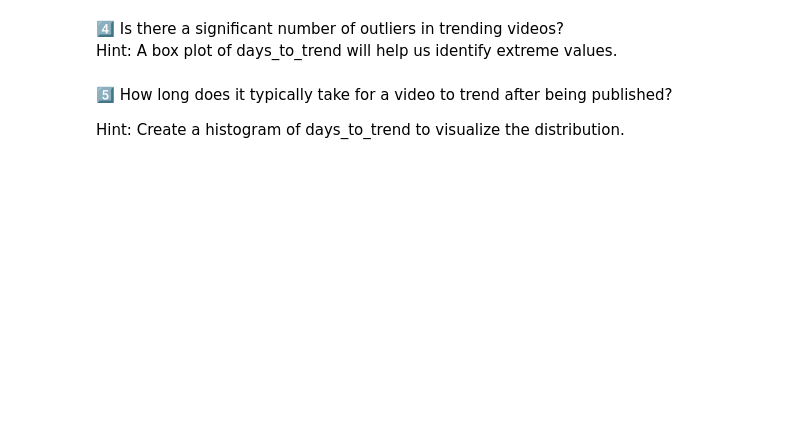
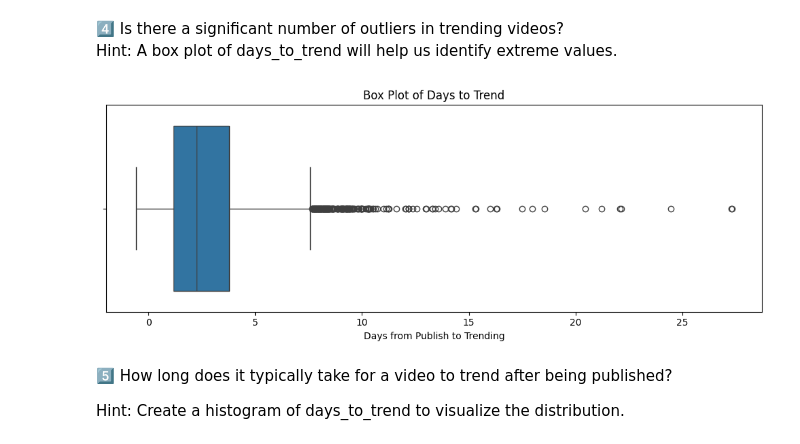
Before and after one commit to BevRice/CMI_Course, a Jupyter notebook: docs/source/notebooks/Assignment5_Week3.ipynb, the cells around one changed output. Cells and saved outputs as stored; diff of their text form; code cells hidden in the pictures; blank space fills up the shorter version.

```diff
--- a/docs/source/notebooks/Assignment5_Week3.ipynb
+++ b/docs/source/notebooks/Assignment5_Week3.ipynb
@@ -296,3 +536,26 @@ Hint: A box plot of days_to_trend will help us identify extreme values.
+# %%
+# Convert both columns to datetime and remove timezone info
+youtube_df["trending_date"] = pd.to_datetime(youtube_df["trending_date"]).dt.tz_localize(None)
+youtube_df["publishedAt"] = pd.to_datetime(youtube_df["publishedAt"]).dt.tz_localize(None)
+
+# Now safely create time_to_trend
+youtube_df["time_to_trend"] = youtube_df["trending_date"] - youtube_df["publishedAt"]
+
+# Calculate total time difference in days, including partial days
+youtube_df["days_to_trend"] = youtube_df["time_to_trend"].dt.total_seconds() / (60 * 60 * 24)
+
+# Plot boxplot
+import matplotlib.pyplot as plt
+import seaborn as sns
+
+plt.figure(figsize=(10, 4))
+sns.boxplot(x=youtube_df["days_to_trend"])
+plt.title("Box Plot of Days to Trend")
+plt.xlabel("Days from Publish to Trending")
+plt.tight_layout()
+plt.show()
+# %% [output]
+[figure, added]
 # %% [markdown]
 5️⃣ How long does it typically take for a video to trend after being published?
 
```
Also changed, not shown: parts of 65 cells of this notebook.
